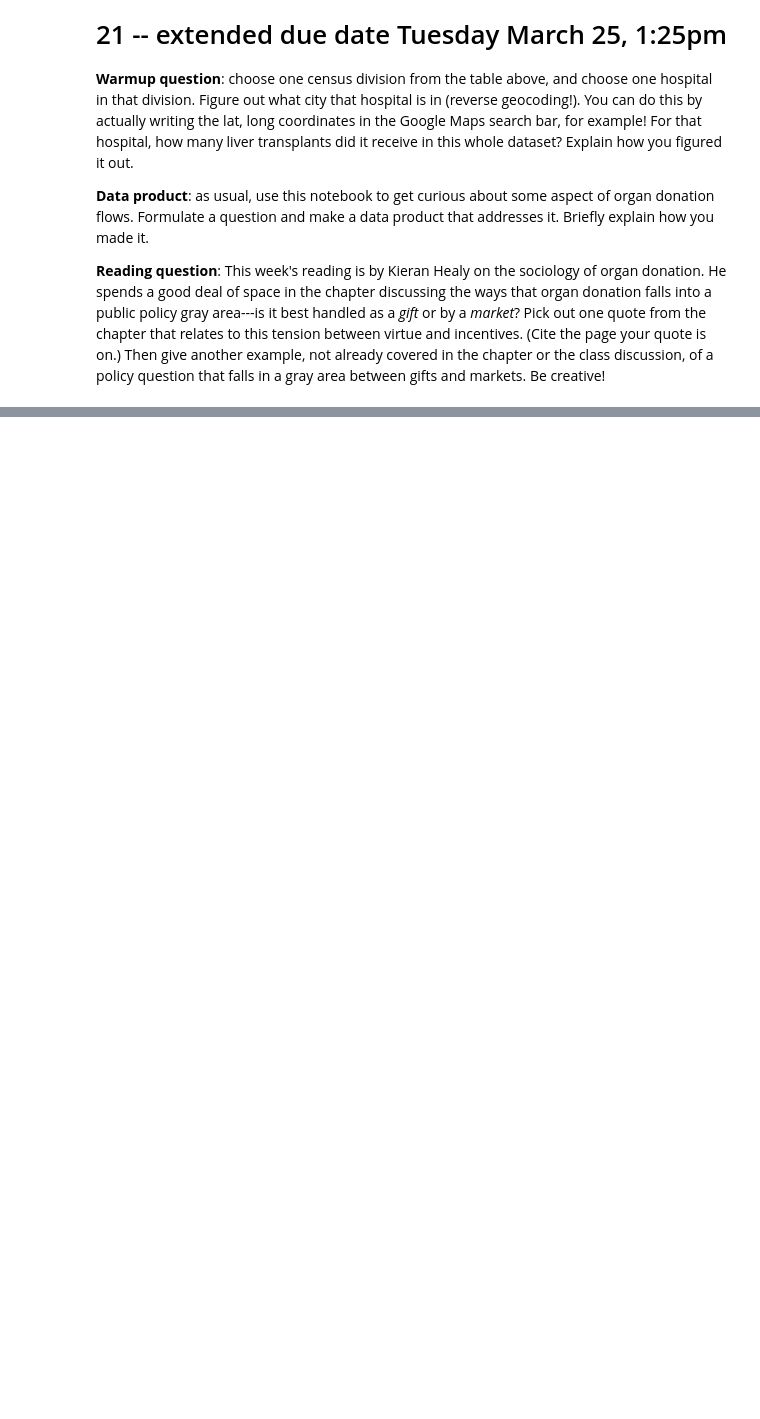
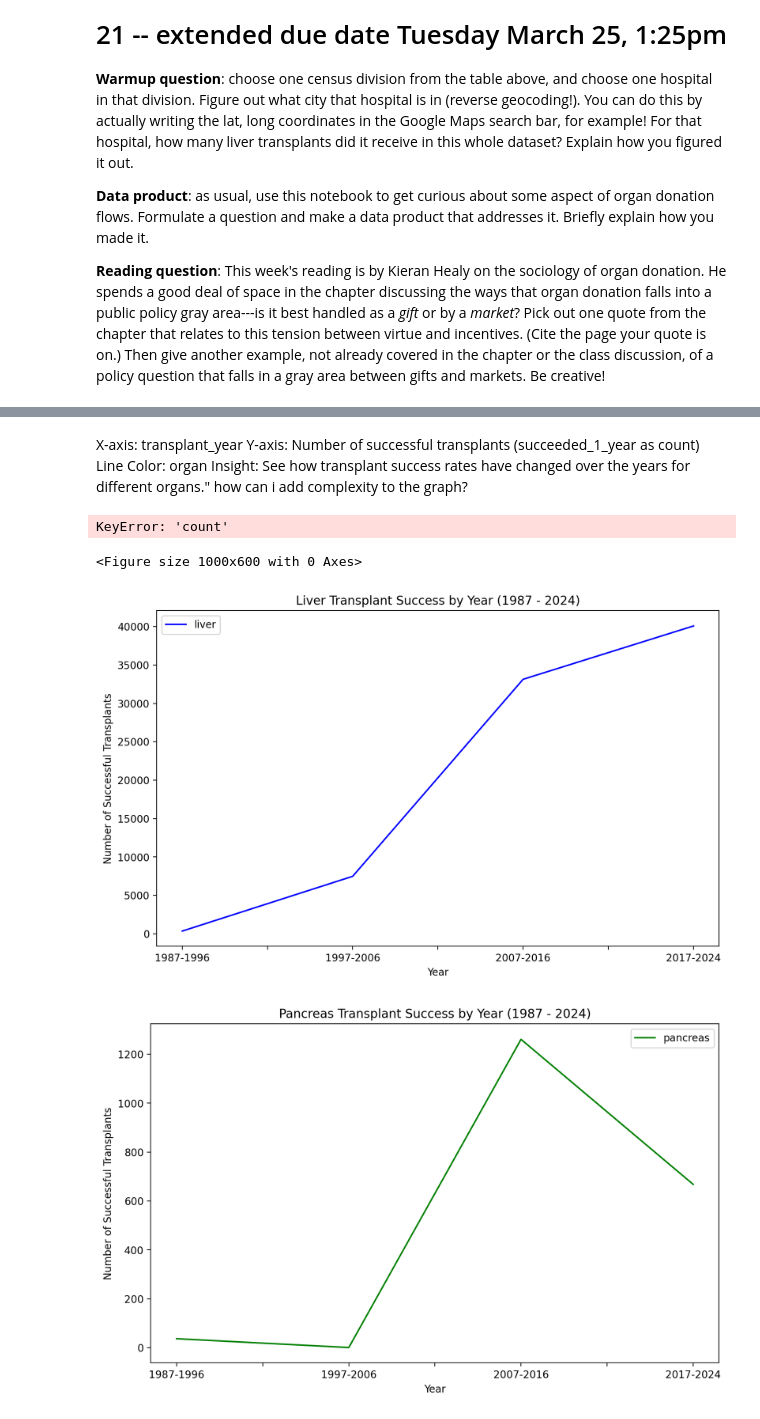
Before and after one commit to ashkwart/Ashley-Website, a Jupyter notebook: Week8.ipynb, the cells around one changed output, grey strips where cells are left out. Drawn from its saved outputs; the diff is of its cells as text; code cells hidden in the pictures; blank space fills up the shorter version.

```diff
--- a/Week8.ipynb
+++ b/Week8.ipynb
@@ -284,7 +284,3 @@ pd.crosstab(optn_df["transplant_census_division"], optn_df["donor_census_divisio
 **Data product**: as usual, use this notebook to get curious about some aspect of organ donation flows.  Formulate a question and make a data product that addresses it.  Briefly explain how you made it.
 
 **Reading question**: This week's reading is by Kieran Healy on the sociology of organ donation.  He spends a good deal of space in the chapter discussing the ways that organ donation falls into a public policy gray area---is it best handled as a *gift* or by a *market*?  Pick out one quote from the chapter that relates to this tension between virtue and incentives.  (Cite the page your quote is on.)  Then give another example, not already covered in the chapter or the class discussion, of a policy question that falls in a gray area between gifts and markets.  Be creative!
-# %%
-f, axs = plt.subplots(1,1, figsize=(8, 4))
-sns.scatterplot(data=optn_df[optn_df["organ"]=="liver"].sample(frac=0.1),x="preservation_hours",y="deceased_donor",hue="succeeded_1_year",ax=axs, alpha=0.7)
-f.tight_layout()
@@ -292,0 +289,12 @@ f.tight_layout()
+# %%
+
+
+filtered_data = optn_df[
+    (optn_df['organ'] == 'liver') &
+    (optn_df['transplant_lat'] == 40.00) &
+    (optn_df['transplant_lon'] == -83.02)
+]
+
+print(filtered_data.value_counts())
+liver_transplant_count = filtered_data.shape[0]
+print(f"Number of liver transplants at this hospital: {liver_transplant_count}")
@@ -292,0 +316,60 @@ f.tight_layout()
+# %% [markdown]
+X-axis: transplant_year
+Y-axis: Number of successful transplants (succeeded_1_year as count)
+Line Color: organ
+Insight: See how transplant success rates have changed over the years for different organs." how can i add complexity to the graph?
+# %%
+organs = ['liver', 'pancreas', 'kidney']
+
+for organ in organs:
+
+    filtered_data = optn_df[
+        (optn_df['organ'] == organ) &
+        (optn_df['succeeded_1_year'] == True)
+    ]
+
+
+    plt.figure(figsize=(10, 6))
+    plt.plot(filtered_data['transplant_year'], filtered_data['count'], label=f'{organ.capitalize()} Success', marker='o')
+
+# Customize the plot
+plt.title("Organ Transplant Success by Year (2017 - 2024)")
+plt.xlabel("Year")
+plt.ylabel("Quantity")
+plt.xlim(2017, 2024)
+plt.legend()
+plt.grid(True)
+plt.show()
+# %% [output]
+KeyError: 'count'
+<Figure size 1000x600 with 0 Axes>
+# %%
+# Create a list of organ types (if you don't already have it)
+organs = ['liver', 'pancreas', 'kidney']
+
+# Create a plot for each organ
+for organ in organs:
+    # Filter data for each organ and successful transplants
+    filtered_data = optn_df[
+        (optn_df['organ'] == organ) &
+        (optn_df['succeeded_1_year'] == True)
+    ]
+
+    # Group by transplant year and count the number of records for each year
+    yearly_data = filtered_data.groupby('transplant_year').size()
+
+    # Plot the data
+    plt.figure(figsize=(10, 6))
+    yearly_data.plot(kind='line', color='blue' if organ == 'liver' else ('green' if organ == 'pancreas' else 'red'), label=organ)
+
+    # Add title and labels
+    plt.title(f"{organ.capitalize()} Transplant Success by Year (1987 - 2024)")
+    plt.xlabel("Year")
+    plt.ylabel("Number of Successful Transplants")
+
+    plt.savefig("organ_success_by_year.png")
+    plt.legend()
+    plt.show()
+# %% [output]
+[figure, added]
+[figure, added]
```
Also changed, not shown: parts of 10 cells of this notebook.
